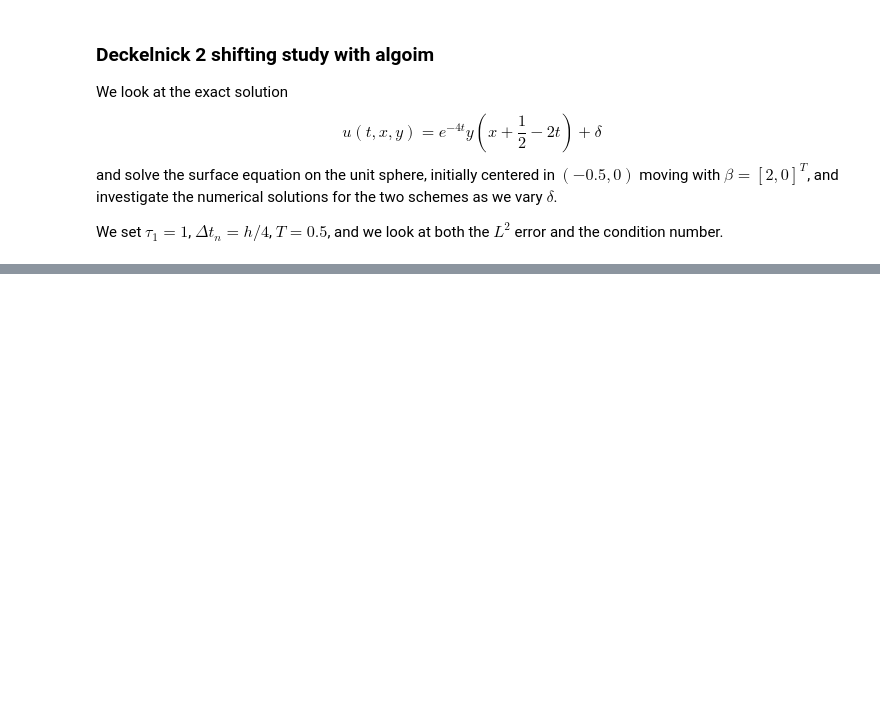
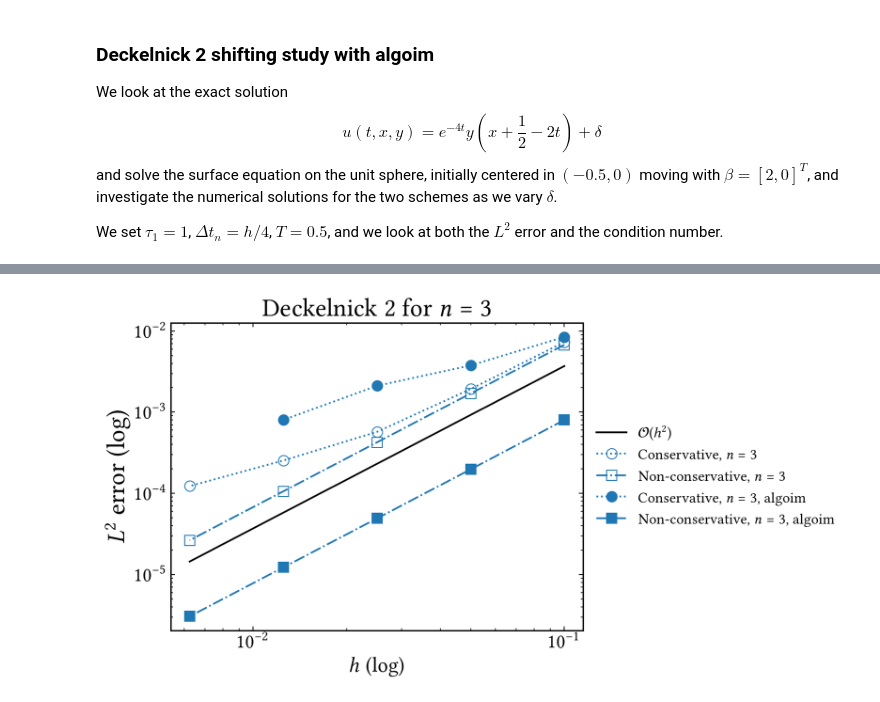
Before and after one commit to CutFEM/CutFEM-Library, a Jupyter notebook: notebook/convection_diffusion/algoim.ipynb, the cells around one changed output, grey strips where cells are left out. Cells and saved outputs as stored; diff of their text form; code cells hidden in the pictures; blank space fills up the shorter version.

```diff
--- a/notebook/convection_diffusion/algoim.ipynb
+++ b/notebook/convection_diffusion/algoim.ipynb
@@ -141,0 +448,100 @@ plt.show()
+# %%
+# delta = 2
+
+# n = 3
+
+# Conservative
+L2_error_conservative_n3 = np.array([0.00731393, 0.00192853, 0.000571934, 0.000253921, 0.000122898])    #[0.007287658235855706, 0.001927195714789306, 0.0006031734603858412] with not sqrt on level set
+condition_number_conservative_n3 = np.array([2.694977e+04,7.687256e+04,2.135206e+05,6.456964e+05,2.108137e+06])
+
+L2_error_conservative_n3_algoim = [0.008449613360727396, 0.00376579573330354, 0.002114641668127267, 0.0008022643332180558]
+
+# Non-conservative (time 1465 s)
+L2_error_classical_n3 = [0.006752574932349046, 0.00170053121658419, 0.0004251018667079989, 0.0001059052528370006, 2.642707254440119e-05]    #np.array([0.00684464, 0.00172538, 0.000431005, 0.000107127, 2.67838e-05])
+condition_number_classical_n3 = [2.687178e+04,7.653216e+04,2.128620e+05,6.414554e+05,2.087441e+06]  #np.array([2.688649e+04,7.674337e+04,2.136327e+05,6.454918e+05,2.108123e+06])
+
+# time algoim: 1237 s
+L2_error_classical_n3_algoim = [0.0008001362195178283, 0.0001978229713700144, 4.911420081073756e-05, 1.224300439238931e-05, 3.051882138684911e-06]
+condition_number_classical_n3_algoim = [3.146236e+04,1.059381e+05,3.710772e+05,1.437329e+06,5.774941e+06]
+
+
+# n = 7
+
+L2_error_conservative_n7 = [0.00716968, 0.00183254, 0.000458558, 0.000115999, 3.40878e-05]
+L2_error_conservative_n7_algoim = [0.002075258179865079, 0.0009717813656852353, 0.000245298294677182, 0.000152889925925723, 7.122353383152478e-05]  #time 2213 s
+
+# time algoim: 2205 s
+L2_error_classical_n7_algoim = [0.0009491677493564191, 0.00021315841328999, 5.815513878942588e-05, 1.214354001420134e-05, 3.03485514535732e-06]
+
+
+# n = 7, tau = 10
+L2_error_conservative_n7_algoim_tau10 = [0.001946908429275574, 0.0008636273753438907, 0.0001314909196814999, 9.1852938798959e-05, 2.404738908891995e-05]
+
+
+h = [0.1, 0.05, 0.025, 0.0125, 0.00625]
+
+fig1, ax1 = plt.subplots()
+
+ax1.loglog(h, 3.7e-1*np.power(h, 2), label=r"$\mathcal{O}(h^{2})$", linestyle="-", color="black")
+
+#ax1.loglog(h[:-2], L2_error_classical_delta0_algoim,  marker='o', markersize=9,linestyle="-.", markeredgewidth=0.8,  color="C0", label=r"Non-conservative, $\delta = 0$, algoim")
+
+# n = 3
+ax1.loglog(h, L2_error_conservative_n3,  marker='o', markersize=9,linestyle=":", markeredgewidth=0.8, markerfacecolor="None", color="C0", label=r"Conservative, $n = 3$")
+ax1.loglog(h, L2_error_classical_n3,  marker='s', markersize=9,linestyle="-.", markeredgewidth=0.8, markerfacecolor="None", color="C0", label=r"Non-conservative, $n=3$")
+
+ax1.loglog(h[:-1], L2_error_conservative_n3_algoim,  marker='o', markersize=9,linestyle=":", markeredgewidth=0.8, color="C0", label=r"Conservative, $n=3$, algoim")
+ax1.loglog(h, L2_error_classical_n3_algoim,  marker='s', markersize=9,linestyle="-.", markeredgewidth=0.8, color="C0", label=r"Non-conservative, $n = 3$, algoim")
+
+
+ax1.legend(prop={'size': 13},loc='center left', bbox_to_anchor=(1.0, 0.5), ncol=1, frameon=False)
+ax1.set_xlabel(r"$h$ (log)", fontsize=18)
+ax1.tick_params(axis='both', which='major', labelsize=17)
+ax1.set_ylabel(r"$L^2$ error (log)", fontsize=22)
+ax1.set_title(r"Deckelnick 2 for $n=3$", fontsize=22)
+
+plt.show()
+
+fig2, ax2 = plt.subplots()
+
+ax2.loglog(h, 3.7e-1*np.power(h, 2), label=r"$\mathcal{O}(h^{2})$", linestyle="-", color="black")
+
+# n = 7
+ax2.loglog(h, L2_error_conservative_n7,  marker='o', markersize=9,linestyle=":", markeredgewidth=0.8, markerfacecolor="None", color="C3", label=r"Conservative, $n = 7$")
+ax2.loglog(h, L2_error_classical_n3,  marker='s', markersize=9,linestyle="-.", markeredgewidth=0.8, markerfacecolor="None", color="C3", label=r"Non-conservative, $n=7$")
+
+ax2.loglog(h, L2_error_conservative_n7_algoim,  marker='o', markersize=9,linestyle=":", markeredgewidth=0.8, color="C3", label=r"Conservative, $n=7$, algoim")
+ax2.loglog(h, L2_error_classical_n7_algoim,  marker='s', markersize=9,linestyle="-.", markeredgewidth=0.8, color="C3", label=r"Non-conservative, $n = 7$, algoim")
+
+ax2.loglog(h, L2_error_conservative_n7_algoim_tau10,  marker='o', markersize=9,linestyle=":", markeredgewidth=0.8, color="C4", label=r"Conservative, $n = 7$, $\tau = 10$,algoim")
+
+
+ax2.legend(prop={'size': 13},loc='center left', bbox_to_anchor=(1.0, 0.5), ncol=1, frameon=False)
+ax2.set_xlabel(r"$h$ (log)", fontsize=18)
+ax2.tick_params(axis='both', which='major', labelsize=17)
+ax2.set_ylabel(r"$L^2$ error (log)", fontsize=22)
+ax2.set_title(r"Deckelnick 2 for $n=7$", fontsize=22)
+
+plt.show()
+
+
+fig3, ax3 = plt.subplots()
+
+ax3.loglog(h, 3.7e-1*np.power(h, 2), label=r"$\mathcal{O}(h^{2})$", linestyle="-", color="black")
+
+
+ax3.loglog(h, L2_error_conservative_n7_algoim,  marker='o', markersize=9,linestyle=":", markeredgewidth=0.8, color="C3", label=r"Conservative, $\tau = 1$, algoim")
+ax3.loglog(h, L2_error_classical_n7_algoim,  marker='s', markersize=9,linestyle="-.", markeredgewidth=0.8, color="C3", label=r"Non-conservative, $\tau = 1$, algoim")
+
+ax3.loglog(h, L2_error_conservative_n7_algoim_tau10,  marker='o', markersize=9,linestyle=":", markeredgewidth=0.8, color="C4", label=r"Conservative, $\tau = 10$, algoim")
+
+
+ax3.legend(prop={'size': 13},loc='center left', bbox_to_anchor=(1.0, 0.5), ncol=1, frameon=False)
+ax3.set_xlabel(r"$h$ (log)", fontsize=18)
+ax3.tick_params(axis='both', which='major', labelsize=17)
+ax3.set_ylabel(r"$L^2$ error (log)", fontsize=22)
+ax3.set_title(r"Deckelnick 2 for $n=7$", fontsize=22)
+
+plt.show()
+# %% [output]
+[figure, added]
```
Also changed, not shown: parts of 19 cells of this notebook, 18 other files.
